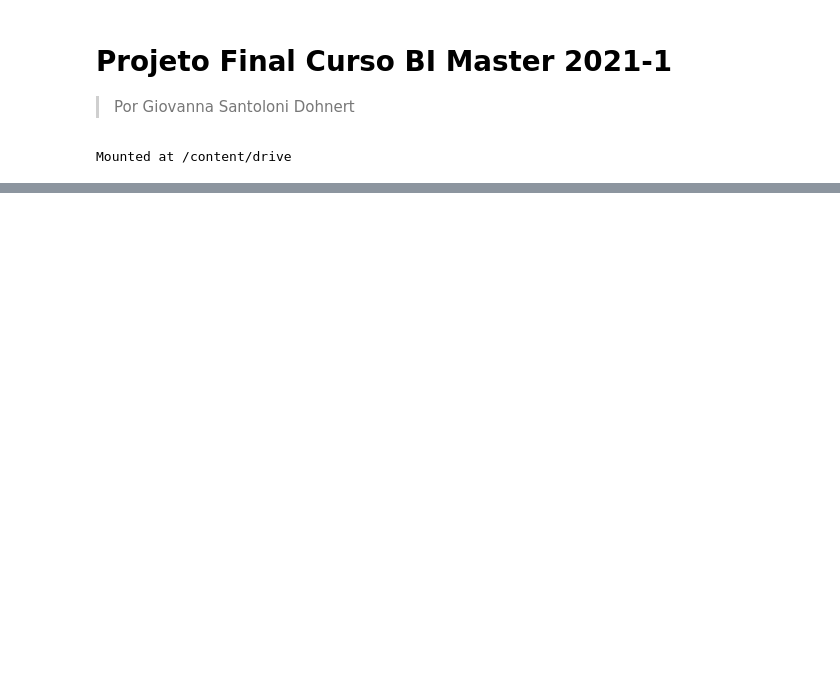
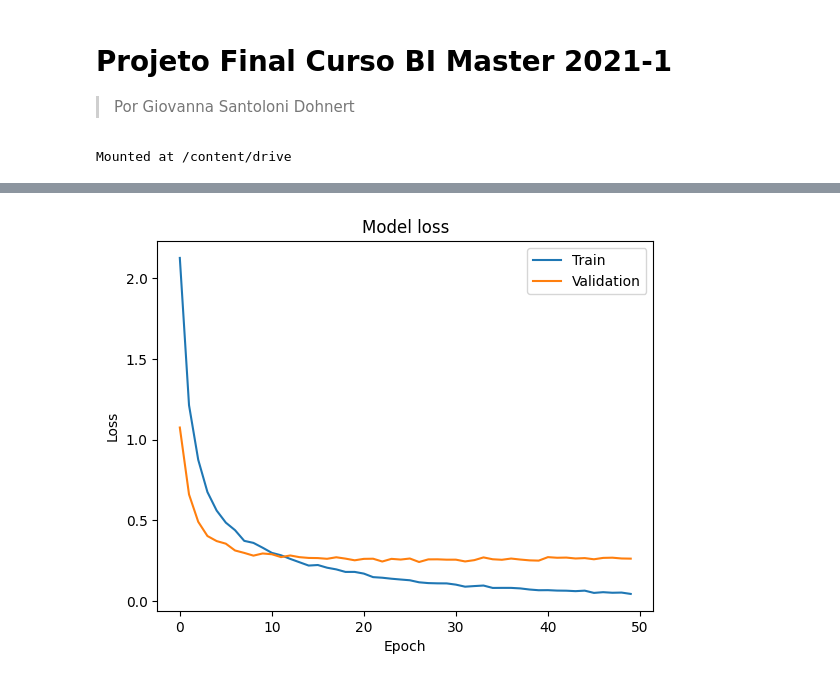
Before and after one commit to giovannasantoloni/PoCs, a Jupyter notebook: Projeto_Final_Curso_BI_Master_2021_1_Giovanna_Dohnert.ipynb, the cells around one changed output, grey strips where cells are left out. Saved outputs shown, nothing was run; the diff lists cells and outputs as text; code cells hidden in the pictures; blank space fills up the shorter version.

```diff
--- a/Projeto_Final_Curso_BI_Master_2021_1_Giovanna_Dohnert.ipynb
+++ b/Projeto_Final_Curso_BI_Master_2021_1_Giovanna_Dohnert.ipynb
@@ -213,11 +206,9 @@ for layer in base_model.layers:
-# %%
-# Learning Rate Adaptativa
-def scheduler(epoch, lr):
-    if epoch % 5 == 0 and epoch > 0:
-        lr = lr / 2
-    return lr
-
-lr_scheduler = LearningRateScheduler(scheduler)
-
-# compilar o modelo
-model.compile(optimizer=RMSprop(learning_rate=1e-4), loss='categorical_crossentropy', metrics=['acc'])
+# %%
+# Learning Rate Fixo
+lr_fixed = 1e-4
+
+# Beta 1
+beta_1 = 0.9
+
+# compilar o modelo com a learning_rate fixa
+model.compile(optimizer=Adam(learning_rate=lr_fixed, beta_1=beta_1), loss='categorical_crossentropy', metrics=['acc'])
@@ -224,3 +235,7 @@ model.compile(optimizer=RMSprop(learning_rate=1e-4), loss='categorical_crossentr
+# %%
+#checkpoints
+model_path = '/content/drive/My Drive/Projeto Final BI/Best Model'
+mc = ModelCheckpoint(filepath=model_path, save_best_only=True)
 # %%
 # Treinar o Modelo
 history = model.fit(
@@ -251,0 +329,11 @@ Podemos calcular a acurácia do modelo a partir da matriz de confusão, o que ap
+# %%
+# Plotar o gráfico de loss durante o treinamento
+plt.plot(history.history['loss'])
+plt.plot(history.history['val_loss'])
+plt.title('Model loss')
+plt.ylabel('Loss')
+plt.xlabel('Epoch')
+plt.legend(['Train', 'Validation'], loc='upper right')
+plt.show()
+# %% [output]
+[figure, added]
```
Also changed, not shown: parts of 35 cells of this notebook.
